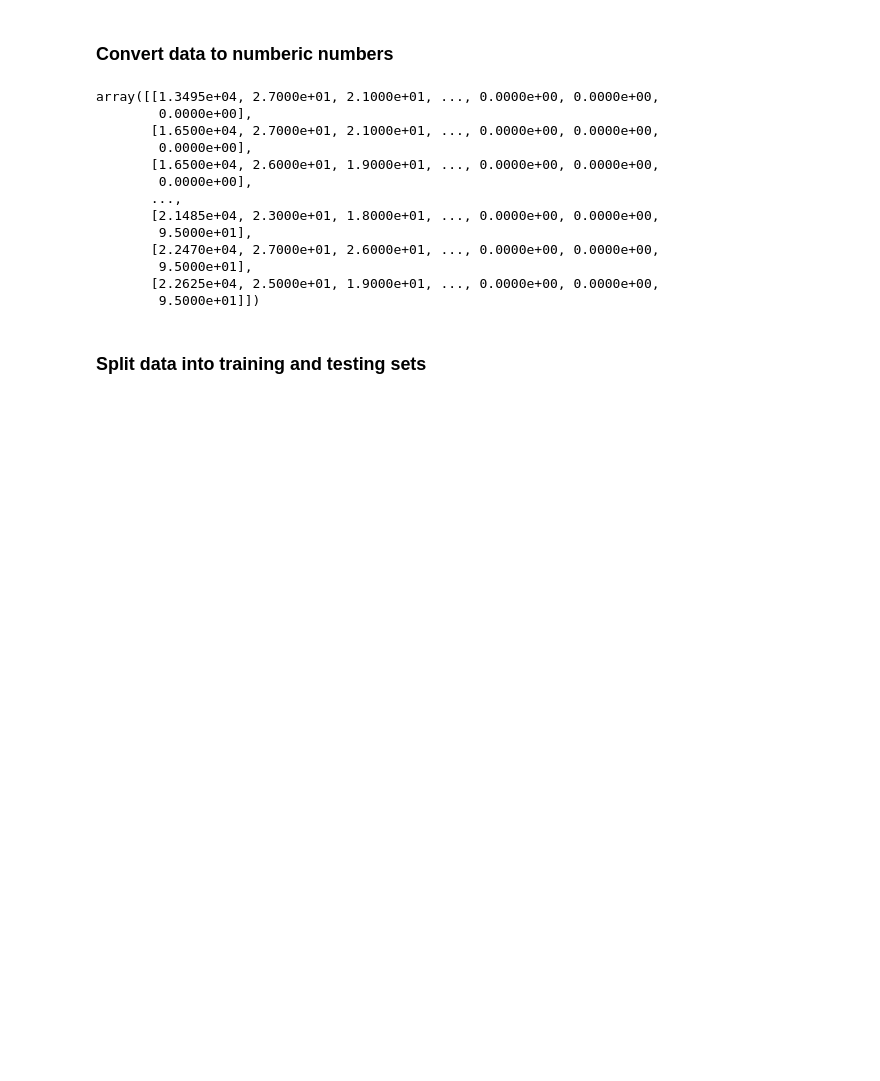
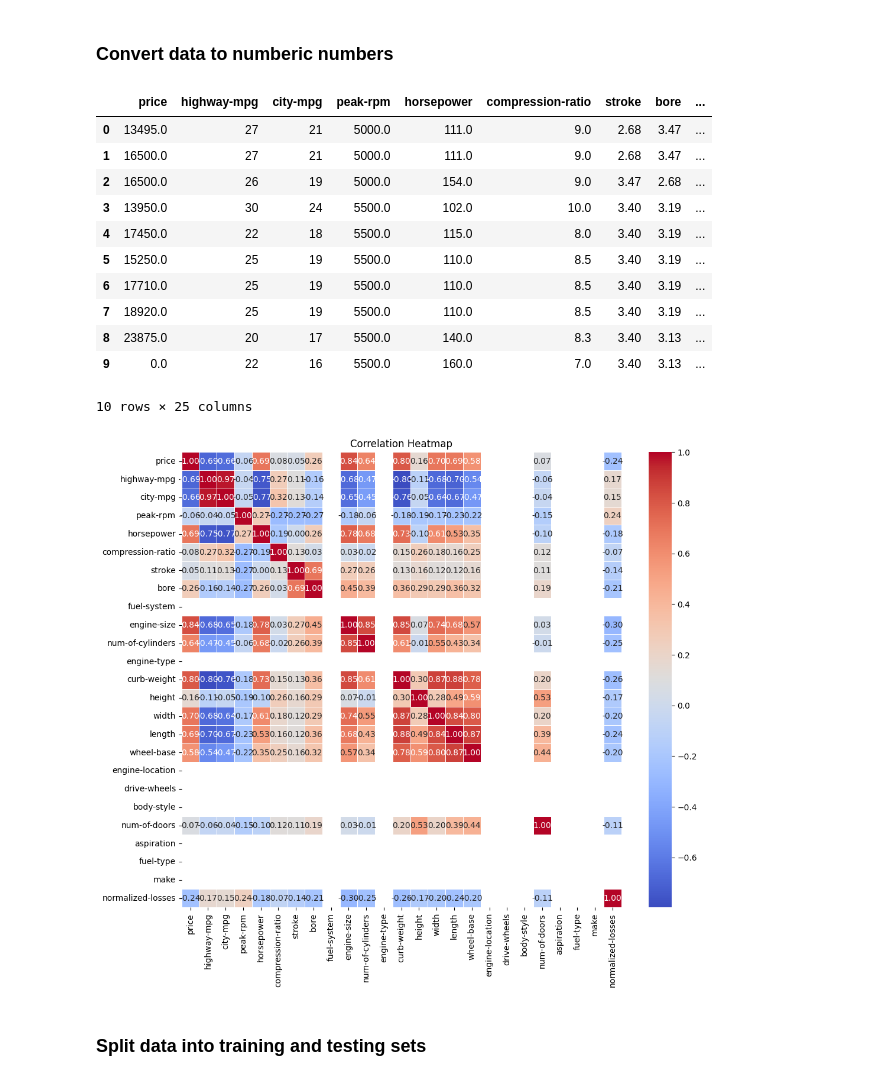
Before and after one commit to Suraj6E/ModelOptimization, a Jupyter notebook: Regression.ipynb, the cells around one changed output. Drawn from its saved outputs; the diff is of its cells as text; code cells hidden in the pictures; blank space fills up the shorter version.

Commit message:
heatmap

```diff
--- a/Regression.ipynb
+++ b/Regression.ipynb
@@ -92,28 +72,33 @@ X
 # %% [markdown]
 ### Convert data to numberic numbers
 # %%
-# Convert features and targets to numeric values
-features_df = pd.DataFrame(automobile.data.features)
-targets_df = pd.DataFrame(automobile.data.targets)
+X = features_df.apply(pd.to_numeric, errors='coerce').fillna(0)
+y = targets_df.apply(pd.to_numeric, errors='coerce').fillna(0)
 
-X = features_df.apply(pd.to_numeric, errors='coerce').fillna(0).values
-y = targets_df.apply(pd.to_numeric, errors='coerce').fillna(0).values
-
-X
+X.head(10)
 # %% [output]
+|  | price | highway-mpg | city-mpg | peak-rpm | horsepower | compression-ratio | stroke | bore | ... |
+| 0 | 13495.0 | 27 | 21 | 5000.0 | 111.0 | 9.0 | 2.68 | 3.47 | ... |
+| 1 | 16500.0 | 27 | 21 | 5000.0 | 111.0 | 9.0 | 2.68 | 3.47 | ... |
+| 2 | 16500.0 | 26 | 19 | 5000.0 | 154.0 | 9.0 | 3.47 | 2.68 | ... |
+| 3 | 13950.0 | 30 | 24 | 5500.0 | 102.0 | 10.0 | 3.40 | 3.19 | ... |
+| 4 | 17450.0 | 22 | 18 | 5500.0 | 115.0 | 8.0 | 3.40 | 3.19 | ... |
+| 5 | 15250.0 | 25 | 19 | 5500.0 | 110.0 | 8.5 | 3.40 | 3.19 | ... |
+| 6 | 17710.0 | 25 | 19 | 5500.0 | 110.0 | 8.5 | 3.40 | 3.19 | ... |
+| 7 | 18920.0 | 25 | 19 | 5500.0 | 110.0 | 8.5 | 3.40 | 3.19 | ... |
+| 8 | 23875.0 | 20 | 17 | 5500.0 | 140.0 | 8.3 | 3.40 | 3.13 | ... |
+| 9 | 0.0 | 22 | 16 | 5500.0 | 160.0 | 7.0 | 3.40 | 3.13 | ... |
-array([[1.3495e+04, 2.7000e+01, 2.1000e+01, ..., 0.0000e+00, 0.0000e+00,
-        0.0000e+00],
-       [1.6500e+04, 2.7000e+01, 2.1000e+01, ..., 0.0000e+00, 0.0000e+00,
-        0.0000e+00],
-       [1.6500e+04, 2.6000e+01, 1.9000e+01, ..., 0.0000e+00, 0.0000e+00,
-        0.0000e+00],
-       ...,
-       [2.1485e+04, 2.3000e+01, 1.8000e+01, ..., 0.0000e+00, 0.0000e+00,
-        9.5000e+01],
-       [2.2470e+04, 2.7000e+01, 2.6000e+01, ..., 0.0000e+00, 0.0000e+00,
-        9.5000e+01],
-       [2.2625e+04, 2.5000e+01, 1.9000e+01, ..., 0.0000e+00, 0.0000e+00,
-        9.5000e+01]])
+10 rows × 25 columns
+# %%
+corr_matrix = X.corr()
+# %%
+# Plot heatmap
+plt.figure(figsize=(12, 10))
+sns.heatmap(corr_matrix, annot=True, cmap='coolwarm', fmt=".2f", linewidths=0.5)
+plt.title('Correlation Heatmap')
+plt.show()
+# %% [output]
+[figure, added]
 # %% [markdown]
 ### Split data into training and testing sets
 # %%
```
Also changed, not shown: parts of 8 cells of this notebook.
